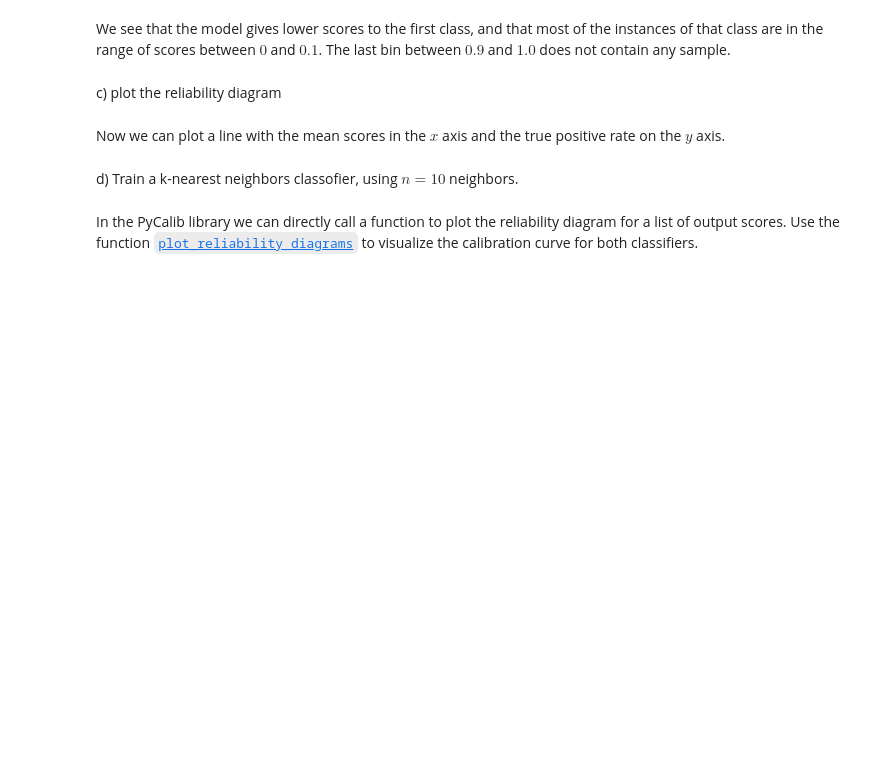
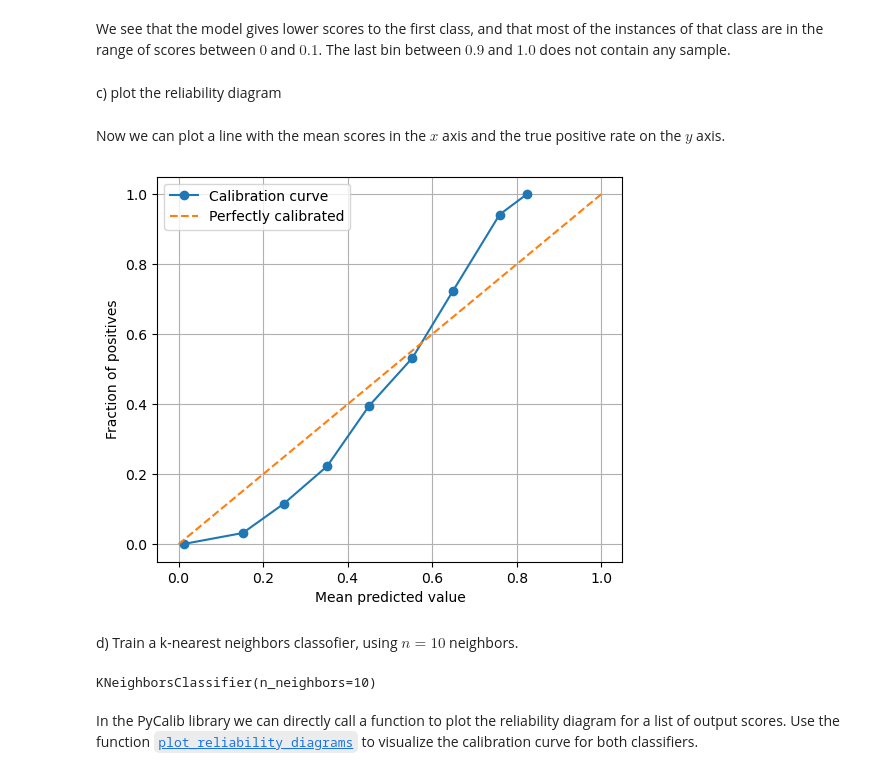
Before and after one commit to sandervanlaere1/ML, a Jupyter notebook: 17_calibration/PC_Lab17_2023_calibration.ipynb, the cells around one changed output. Drawn from its saved outputs; the diff is of its cells as text; code cells hidden in the pictures; blank space fills up the shorter version.

````diff
--- a/17_calibration/PC_Lab17_2023_calibration.ipynb
+++ b/17_calibration/PC_Lab17_2023_calibration.ipynb
@@ -160,12 +169,12 @@ are in the range of scores between $0$ and $0.1$. The last bin between $0.9$ and
 c) plot the reliability diagram
 # %%
 # assign each of the instances to a bin based on the rpedictions for class 1. use np.digitize to do this
-bin_index = ".." # TODO
+bin_index = np.digitize(p_pred[:, 1], bins=bins)
 
 # compute the mean score in each bin
-pred_means = ".." #TODO
+pred_means = [p_pred[:, 1][bin_index == i].mean() for i in range(1, n_bins +1)]
 
 # compute the mean fraction of class 1 in each bin
-y_means = ".." #TODO
+y_means = [y_test[bin_index == i].mean() for i in range(1, n_bins +1)]
 # %% [markdown]
 Now we can plot a line with the mean scores in the $x$ axis and the true positive rate on the $y$ axis.
@@ -174,2 +181,13 @@ Now we can plot a line with the mean scores in the $x$ axis and the true positiv
+# %%
+fig, ax = plt.subplots(figsize=(6, 5))
+
+ax.plot(pred_means, y_means, marker='o', label='Calibration curve')
+ax.plot([0, 1], [0, 1], linestyle='--', label='Perfectly calibrated')
+ax.set_xlabel('Mean predicted value')
+ax.set_ylabel('Fraction of positives')
+ax.legend()
+ax.grid()
+# %% [output]
+[figure, added]
 # %% [markdown]
 d) Train a k-nearest neighbors classofier, using $n=10$ neighbors.
@@ -178,3 +194,8 @@ d) Train a k-nearest neighbors classofier, using $n=10$ neighbors.
+# %%
+clf2 = KNeighborsClassifier(n_neighbors=10)
+clf2.fit(x_train, y_train)
+# %% [output]
+KNeighborsClassifier(n_neighbors=10)
 # %% [markdown]
 In the PyCalib library we can directly call a function to plot the reliability diagram for a list of output scores. Use the function [```plot_reliability_diagrams```](https://classifier-calibration.github.io/PyCalib/api/visualisations.html#pycalib.visualisations.plot_reliability_diagram) to visualize the calibration curve for both classifiers.
 # %%
````
Also changed, not shown: parts of 18 cells of this notebook.
